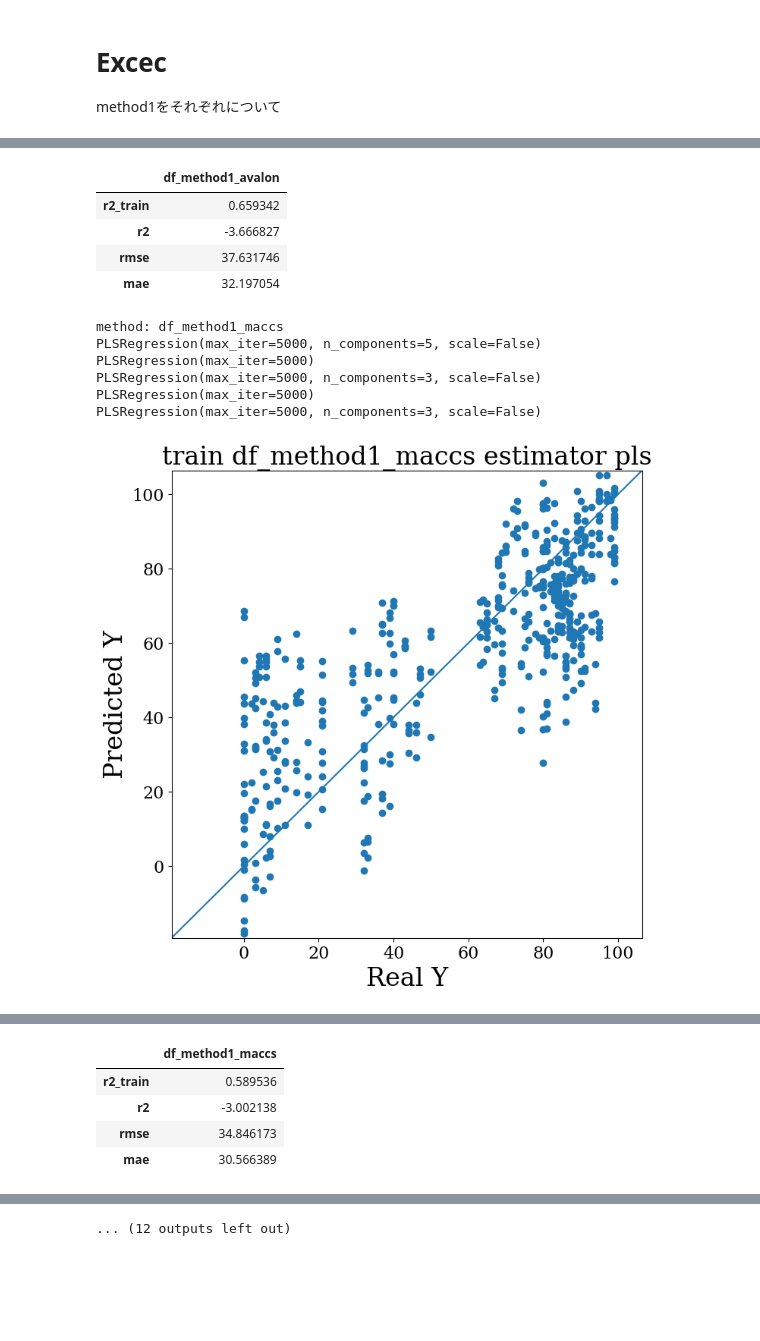
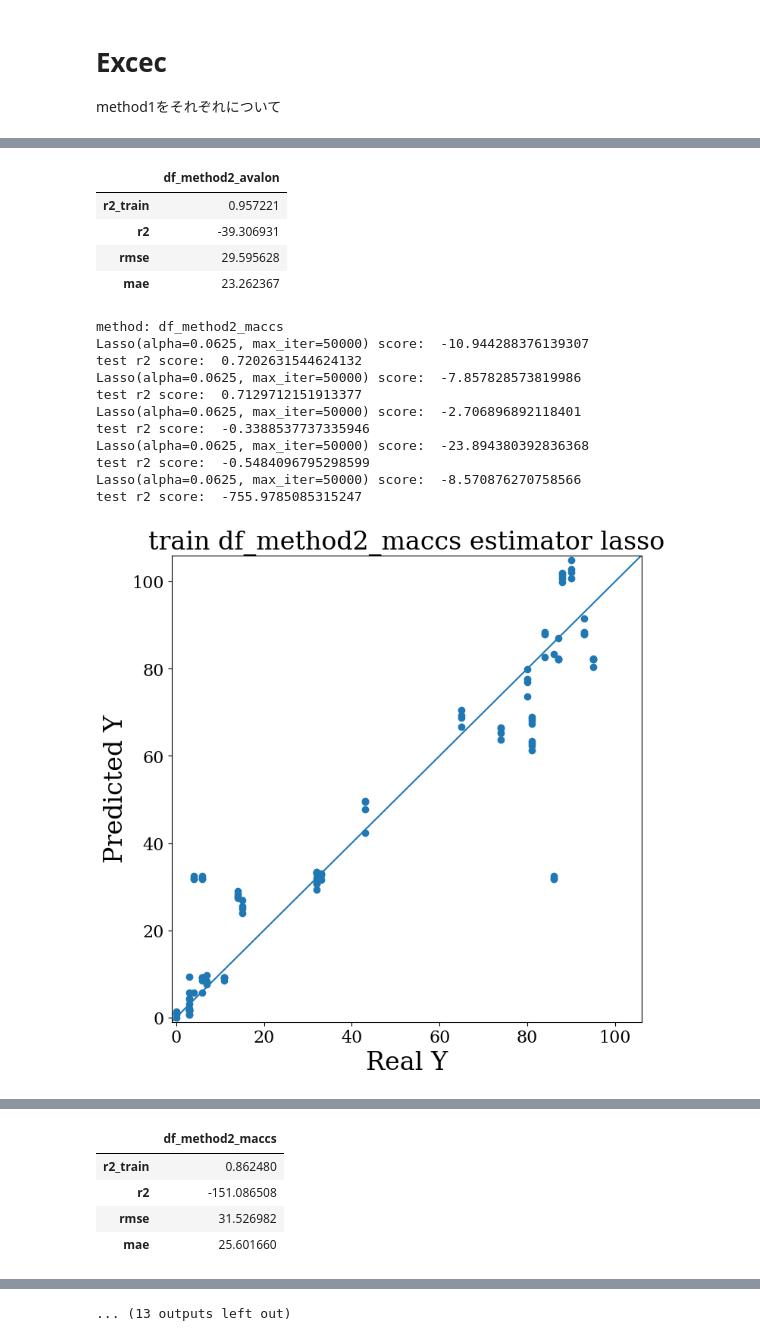
Before and after one commit to wwwyo/lab, a Jupyter notebook: exec_predict.ipynb, the cells around one changed output, grey strips where cells are left out. Cells and saved outputs as stored; diff of their text form; code cells hidden in the pictures; blank space fills up the shorter version.

Commit message:
update: exec_predict

```diff
--- a/exec_predict.ipynb
+++ b/exec_predict.ipynb
@@ -106,7 +106,7 @@ def predict_score(X,y,param_grid, estimator):
         gs_score = gs.best_score_
         results['gs_scores'].append(gs_score)
         best_estimator = gs.best_estimator_
-        print(best_estimator)
+        print(best_estimator,'score: ',gs_score)
         results['best_estimators'].append(best_estimator)
         y_train_pred = best_estimator.predict(X_train)
         results['df_y_train_preds'] = pd.concat([results['df_y_train_preds'], pd.DataFrame(y_train_pred)])
@@ -116,7 +116,9 @@ def predict_score(X,y,param_grid, estimator):
         results['df_y_reals'] = pd.concat([results['df_y_reals'], y_test])
         # 構築したモデルのスコア
         results['r2_train'].append(r2_scorer(y_train, y_train_pred))
-        results['r2'].append(r2_scorer(y_test,y_pred))
+        r2 = r2_scorer(y_test,y_pred)
+        print('test r2 score: ', r2)
+        results['r2'].append(r2)
         results['rmse'].append(rmse_scorer(y_test, y_pred))
         results['mae'].append(mae_scorer(y_test,y_pred))
     return results
@@ -210,17 +212,19 @@ from sklearn.linear_model import Lasso
 def exec_lasso(each_method_dataset):
     # ハイパーパラメータ:https://qiita.com/damyarou/items/10a43358a96ed5d13832
     lasso = Lasso()
-    param_grid = {'alpha':[0.0001, 0.001, 0.01, 0.1, 1, 10, 100], 'max_iter': [10000]}
+    # param_grid = {'alpha':[0.0001, 0.001, 0.01, 0.1, 1, 10, 100], 'max_iter': [10000]}
+    param_grid = {'alpha':[0.0625], 'max_iter': [50000]}
 
     scores = []
-    # for method, xy in each_method_dataset.items():
-    for method, xy in [('method4', [X_improved,y_improved])]:
-        print(method)
+    models = []
+    for method, xy in each_method_dataset.items():
+        print('method:',method)
         results = predict_score(* xy, param_grid, lasso)
         models.append(results['best_estimators'])
         score = plot_result(results, method, 'lasso')
-
+        scores.append(score)
     display(pd.concat(scores,axis=1))
+    return models
 # %%
 # 勾配ブースティング
 from sklearn.ensemble import GradientBoostingRegressor
@@ -262,7 +266,7 @@ def exec_pls_easy():
 # Excec
 method1をそれぞれについて
 # %%
-method = 'method2'
+method = 'method1'
 df_methodx_avalon = pd.read_csv(f'./data/{method}/avalon.csv', index_col=0)
 df_methodx_maccs = pd.read_csv(f'./data/{method}/maccs.csv', index_col=0)
 df_methodx_minhash = pd.read_csv(f'./data/{method}/minhash.csv', index_col=0)
@@ -276,8 +280,8 @@ methodx = [
     df_methodx_avalon,
     df_methodx_maccs,
     df_methodx_minhash,
-    df_methodx_mordred_2d,
-    df_methodx_mordred_3d,
+    # df_methodx_mordred_2d,
+    # df_methodx_mordred_3d,
     df_methodx_morgan_feature,
     df_methodx_morgan,
     df_methodx_rdkit
@@ -286,15 +290,17 @@ methodx_name = [
     f"df_{method}_avalon",
     f"df_{method}_maccs",
     f"df_{method}_minhash",
-    f"df_{method}_mordred_2d",
-    f"df_{method}_mordred_3d",
+    # f"df_{method}_mordred_2d",
+    # f"df_{method}_mordred_3d",
     f"df_{method}_morgan_feature",
     f"df_{method}_morgan",
     f"df_{method}_rdkit"
 ]
 # %%
-for i in range(len(method1)):
-    X = method1[i].drop(columns=['収率(%)'])
-    y = method1[i]['収率(%)']
-    excec_pls({method1_name[i]:[X,y]})
+models = {}
+for i in range(len(methodx)):
+    X = methodx[i].drop(columns=['yield'])
+    y = methodx[i]['yield']
+    models[methodx_name[i]] = exec_lasso({methodx_name[i]:[X,y]})
+models
 # %% [output]
@@ -309,12 +320,17 @@ PLSRegression(max_iter=5000, n_components=3, scale=False)
-|  | df_method1_avalon |
-| r2_train | 0.659342 |
-| r2 | -3.666827 |
-| rmse | 37.631746 |
-| mae | 32.197054 |
+|  | df_method2_avalon |
+| r2_train | 0.957221 |
+| r2 | -39.306931 |
+| rmse | 29.595628 |
+| mae | 23.262367 |
-method: df_method1_maccs
-PLSRegression(max_iter=5000, n_components=5, scale=False)
-PLSRegression(max_iter=5000)
-PLSRegression(max_iter=5000, n_components=3, scale=False)
-PLSRegression(max_iter=5000)
-PLSRegression(max_iter=5000, n_components=3, scale=False)
+method: df_method2_maccs
+Lasso(alpha=0.0625, max_iter=50000) score:  -10.944288376139307
+test r2 score:  0.7202631544624132
+Lasso(alpha=0.0625, max_iter=50000) score:  -7.857828573819986
+test r2 score:  0.7129712151913377
+Lasso(alpha=0.0625, max_iter=50000) score:  -2.706896892118401
+test r2 score:  -0.3388537737335946
+Lasso(alpha=0.0625, max_iter=50000) score:  -23.894380392836368
+test r2 score:  -0.5484096795298599
+Lasso(alpha=0.0625, max_iter=50000) score:  -8.570876270758566
+test r2 score:  -755.9785085315247
-[figure, old version]
+[figure, new version]
@@ -322,5 +338,5 @@ PLSRegression(max_iter=5000, n_components=3, scale=False)
-|  | df_method1_maccs |
-| r2_train | 0.589536 |
-| r2 | -3.002138 |
-| rmse | 34.846173 |
-| mae | 30.566389 |
+|  | df_method2_maccs |
+| r2_train | 0.862480 |
+| r2 | -151.086508 |
+| rmse | 31.526982 |
+| mae | 25.601660 |
@@ -340,2 +361,2 @@ PLSRegression(max_iter=5000, scale=False)
-... (12 outputs left out)
+... (13 outputs left out)
 # %%
```
Also changed, not shown: parts of 10 cells of this notebook.
